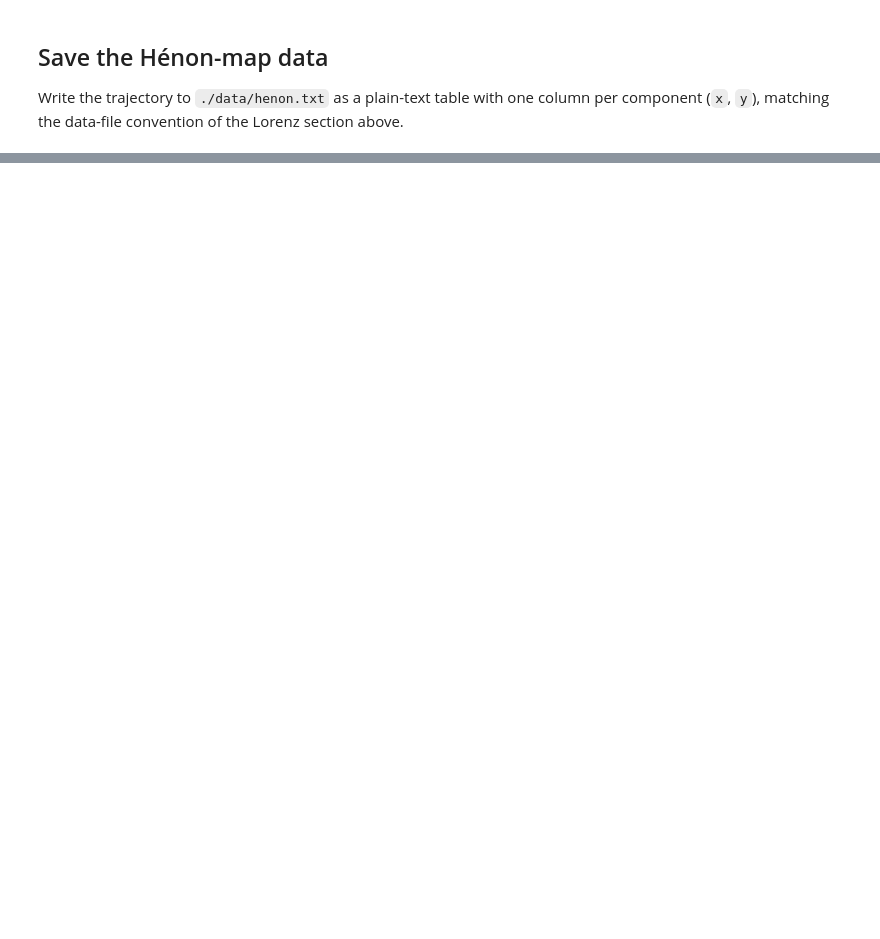
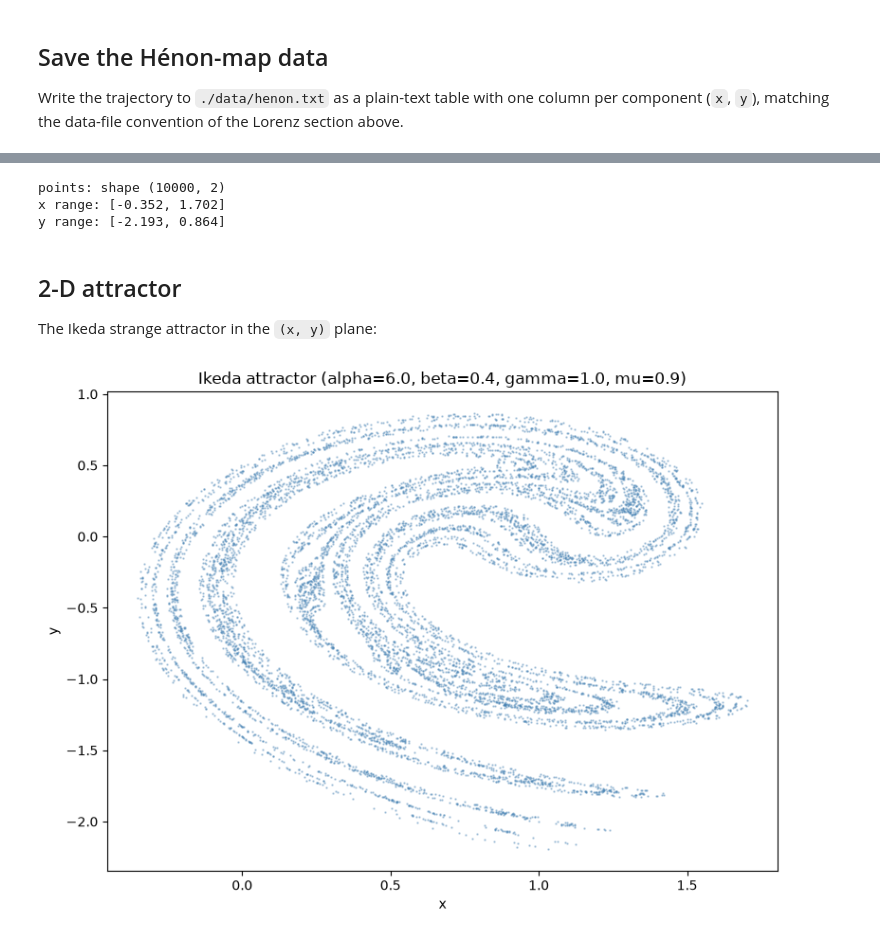
Before and after one commit to ieeningnwq/nolitisea, a Jupyter notebook: examples/generate.ipynb, the cells around one changed output, grey strips where cells are left out. Cells and saved outputs as stored; diff of their text form; code cells hidden in the pictures; blank space fills up the shorter version.

```diff
--- a/examples/generate.ipynb
+++ b/examples/generate.ipynb
@@ -152,0 +165,30 @@ print(f'saved {X.shape[0]} samples to {henon_path}')
+# %%
+from nolitisea.generate.ikeda import ikeda
+
+np.random.seed(42)
+
+# Generate an Ikeda-map trajectory with default parameters.
+ikeda_pts = ikeda(length=10000)
+print(f"points: shape {ikeda_pts.shape}")
+print(f"x range: [{ikeda_pts[:, 0].min():.3f}, {ikeda_pts[:, 0].max():.3f}]")
+print(f"y range: [{ikeda_pts[:, 1].min():.3f}, {ikeda_pts[:, 1].max():.3f}]")
+# %% [output]
+points: shape (10000, 2)
+x range: [-0.352, 1.702]
+y range: [-2.193, 0.864]
+# %% [markdown]
+## 2-D attractor
+
+The Ikeda strange attractor in the `(x, y)` plane:
+# %%
+fig, ax = plt.subplots(figsize=(8, 6))
+ax.scatter(ikeda_pts[:, 0], ikeda_pts[:, 1],
+           s=0.5, c="steelblue", alpha=0.4)
+ax.set_xlabel("x")
+ax.set_ylabel("y")
+ax.set_title("Ikeda attractor (alpha=6.0, beta=0.4, gamma=1.0, mu=0.9)")
+
+plt.tight_layout()
+plt.show()
+# %% [output]
+[figure, added]
```
Also changed, not shown: parts of 25 cells of this notebook.
